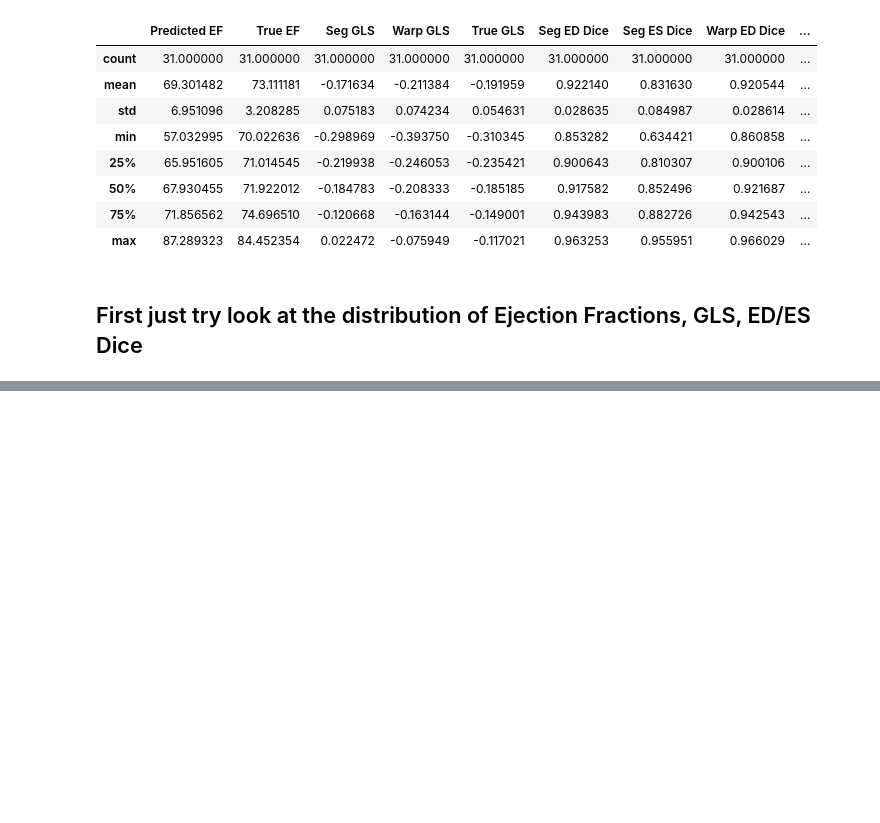
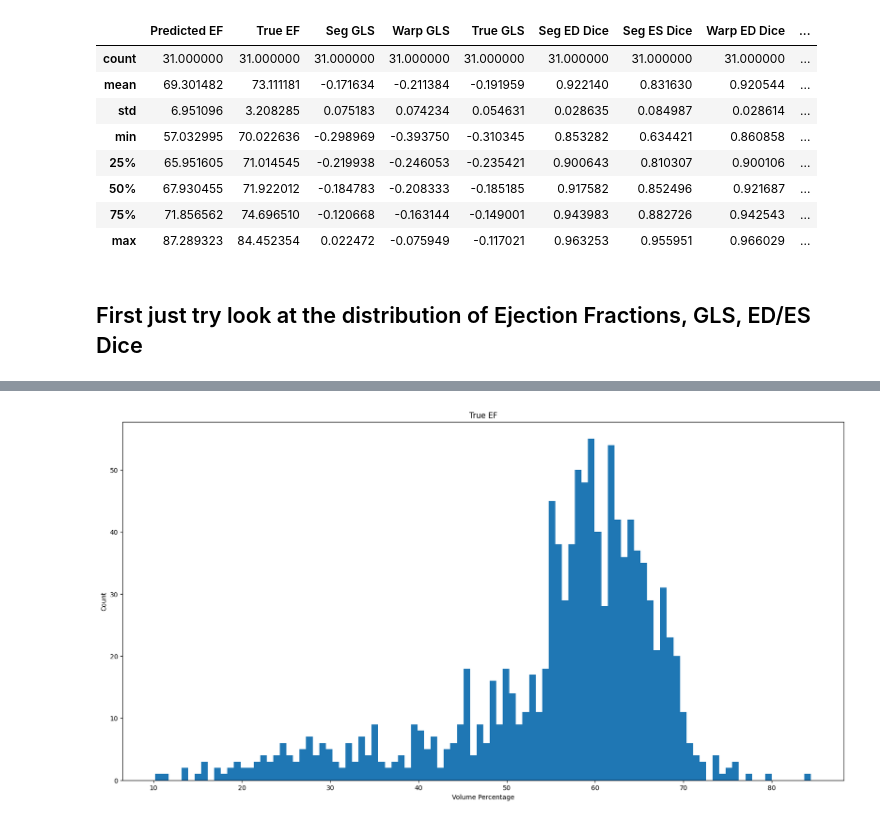
Before and after one commit to warrenmwang/echo_22, a Jupyter notebook: dev/stats_and_make_charts/analyze_csv_info.ipynb, the cells around one changed output, grey strips where cells are left out. Drawn from its saved outputs; the diff is of its cells as text; code cells hidden in the pictures; blank space fills up the shorter version.

```diff
--- a/dev/stats_and_make_charts/analyze_csv_info.ipynb
+++ b/dev/stats_and_make_charts/analyze_csv_info.ipynb
@@ -121,3 +128,5 @@ truth_high_efs.describe()
 # %%
-# createHist(data, 'True EF', 'Volume Percentage', 'Count')
+createHist(data, 'True EF', 'Volume Percentage', 'Count')
+# %% [output]
+[figure, added]
 # %%
```
Also changed, not shown: parts of 14 cells of this notebook, 46 other files.
